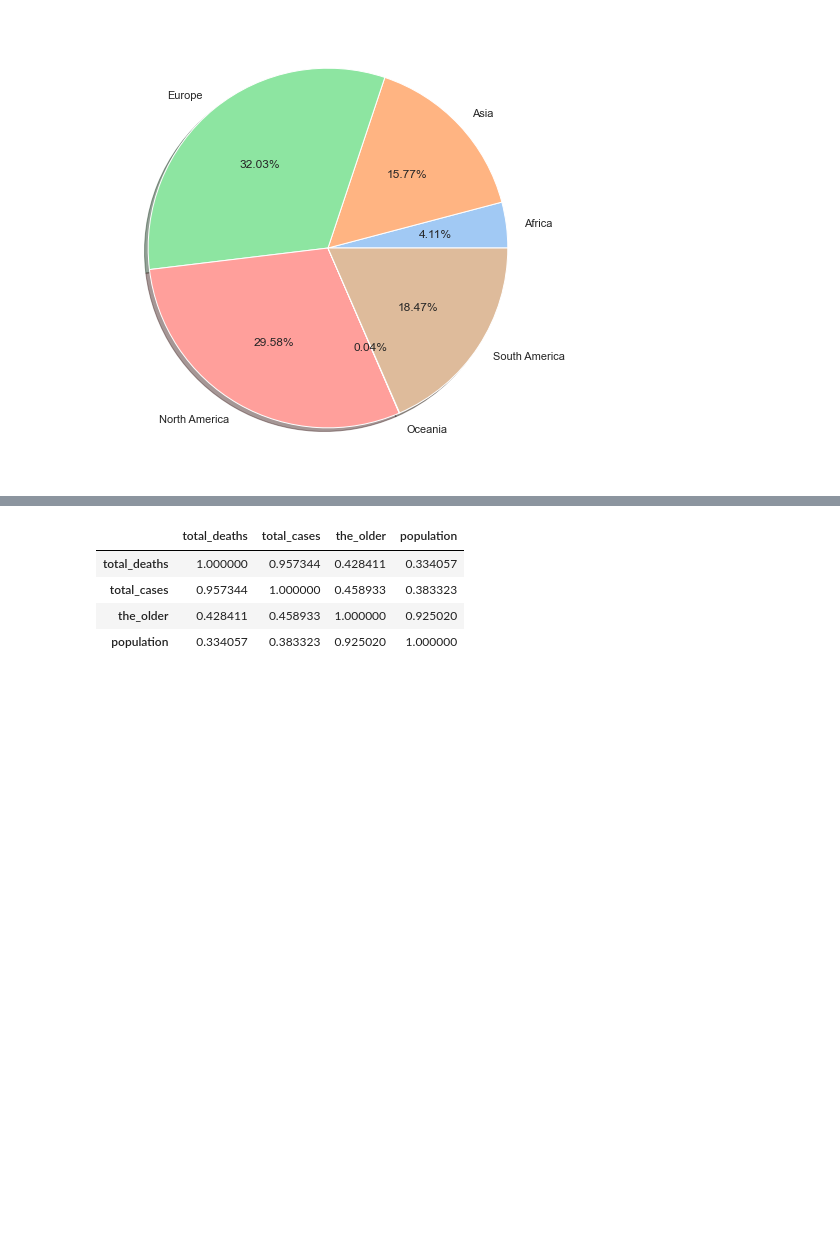
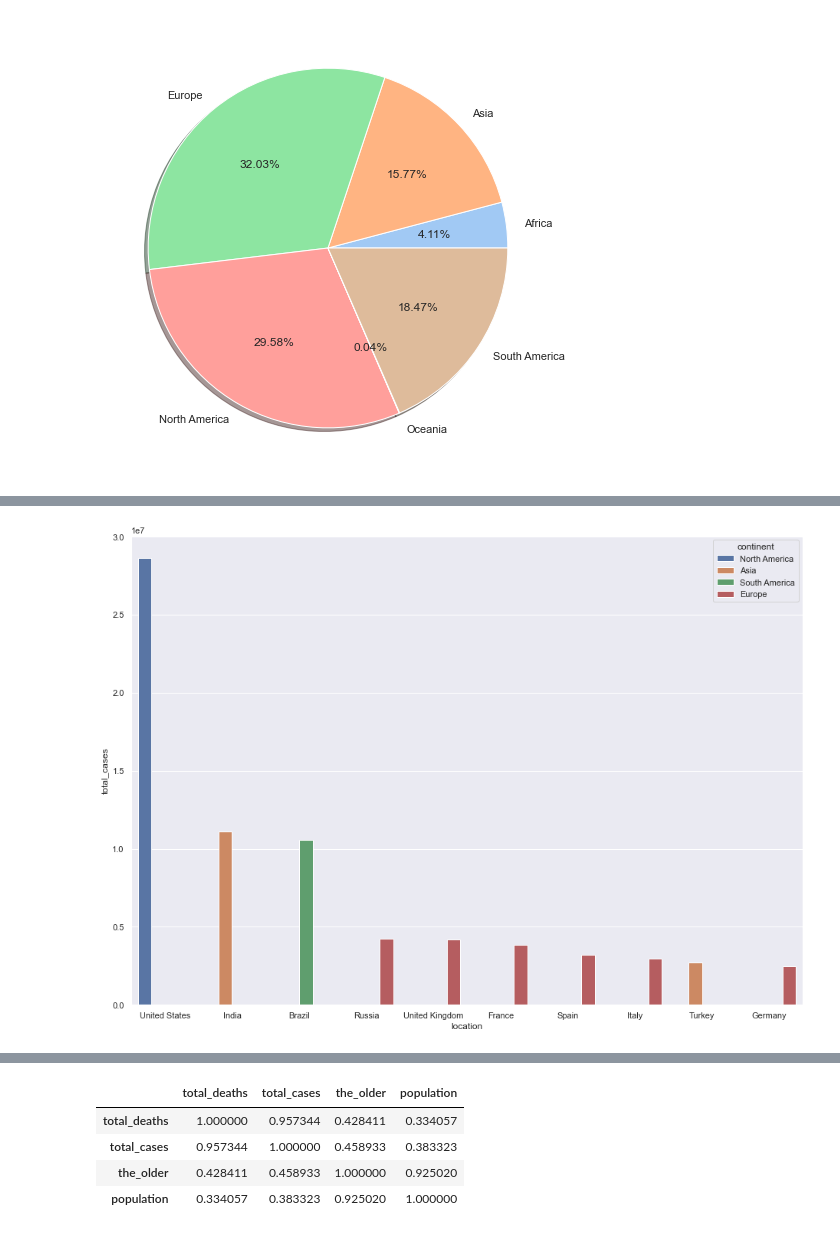
Before and after one commit to minhtri1610/covidEDA, a Jupyter notebook: analytics/MiniProject.ipynb, the cells around one changed output, grey strips where cells are left out. Saved outputs shown, nothing was run; the diff lists cells and outputs as text; code cells hidden in the pictures; blank space fills up the shorter version.

```diff
--- a/analytics/MiniProject.ipynb
+++ b/analytics/MiniProject.ipynb
@@ -97,7 +129,8 @@ plt.show()
 # %%
 # Top 10 quốc gia có số ca nhiễm cao nhất
 df_d = df.sort_values(by='total_cases', ascending=False)
-df_d.head(10)
+df_d = df_d.head(10)
+df_d
 # %% [output]
 |  | iso_code | location | continent | total_cases | total_cases_per_million | total_deaths | total_deaths_per_million | ... |
 | 165 | USA | United States | North America | 28637235 | 86516.634 | 514810 | 1555.305 | ... |
@@ -110,3 +143,9 @@ df_d.head(10)
 | 79 | ITA | Italy | Europe | 2938371 | 48598.779 | 97945 | 1619.948 | ... |
 | 160 | TUR | Turkey | Asia | 2711479 | 32149.739 | 28638 | 339.558 | ... |
 | 61 | DEU | Germany | Europe | 2455569 | 29308.348 | 70514 | 841.617 | ... |
+# %%
+# Biểu đồ chart thể hiện 10 quốc gia có số ca nhiễm cao nhất
+sns.barplot(x="location", y='total_cases',hue='continent', data=df_d, ci=None)
+sns.set(rc={'figure.figsize':(15.7,11.27)})
+# %% [output]
+[figure, added]
```
Also changed, not shown: parts of 16 cells of this notebook, 19 other files.
